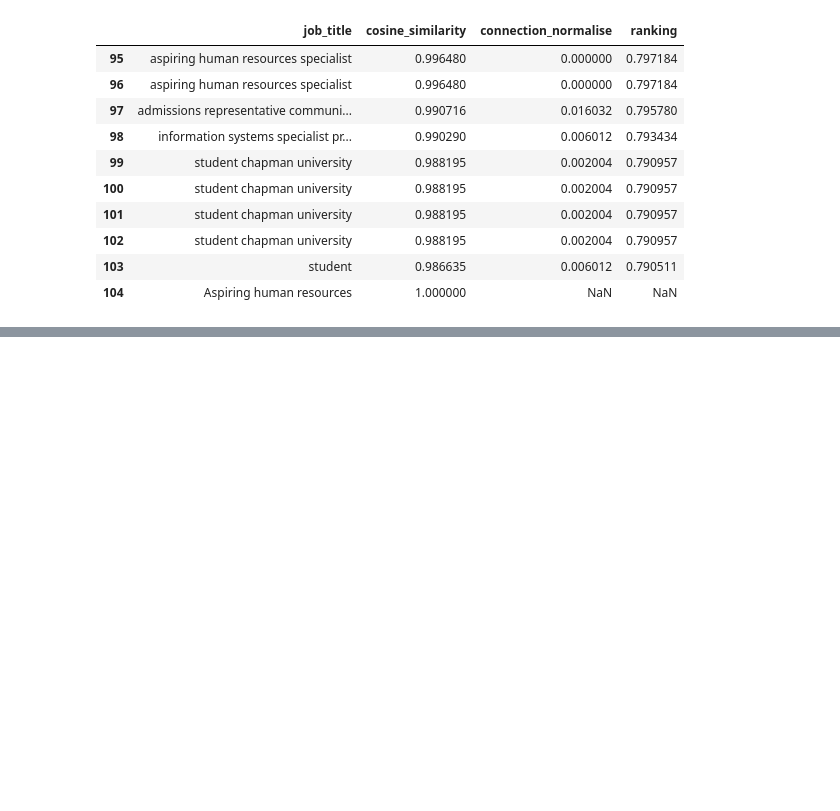
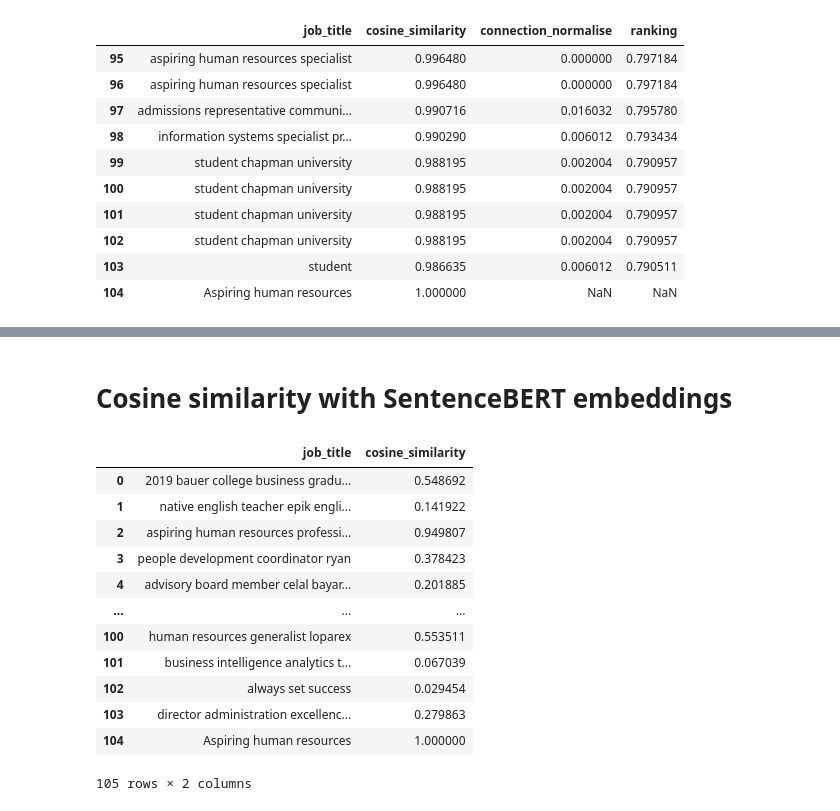
Before and after one commit to YannickMADZ/JGMWu8z1KCQHBm9T, a Jupyter notebook: potential_talents_rh.ipynb, the cells around one changed output, grey strips where cells are left out. Saved outputs shown, nothing was run; the diff lists cells and outputs as text; code cells hidden in the pictures; blank space fills up the shorter version.

```diff
--- a/potential_talents_rh.ipynb
+++ b/potential_talents_rh.ipynb
@@ -627,0 +630,11 @@ df_cosine.tail(10)
+# %%
+import pandas as pd
+import numpy as np
+from langchain_huggingface import HuggingFaceEmbeddings
+
+# Initialize SentenceBERT model
+embeddings = HuggingFaceEmbeddings(
+    model_name="sentence-transformers/all-MiniLM-L6-v2"
+)
+
+print(f"SentenceBERT model initialised: {embeddings.model_name}")
@@ -627,0 +702,2 @@ df_cosine.tail(10)
+# %% [markdown]
+# Cosine similarity with SentenceBERT embeddings
@@ -627,0 +723,17 @@ df_cosine.tail(10)
+# %%
+df_cosine_2 = df_with_vectors_2[['job_title', 'cosine_similarity']]
+df_cosine_2
+# %% [output]
+|  | job_title | cosine_similarity |
+| 0 | 2019 bauer college business gradu... | 0.548692 |
+| 1 | native english teacher epik engli... | 0.141922 |
+| 2 | aspiring human resources professi... | 0.949807 |
+| 3 | people development coordinator ryan | 0.378423 |
+| 4 | advisory board member celal bayar... | 0.201885 |
+| ... | ... | ... |
+| 100 | human resources generalist loparex | 0.553511 |
+| 101 | business intelligence analytics t... | 0.067039 |
+| 102 | always set success | 0.029454 |
+| 103 | director administration excellenc... | 0.279863 |
+| 104 | Aspiring human resources | 1.000000 |
+105 rows × 2 columns
```
Also changed, not shown: parts of 11 cells of this notebook.
